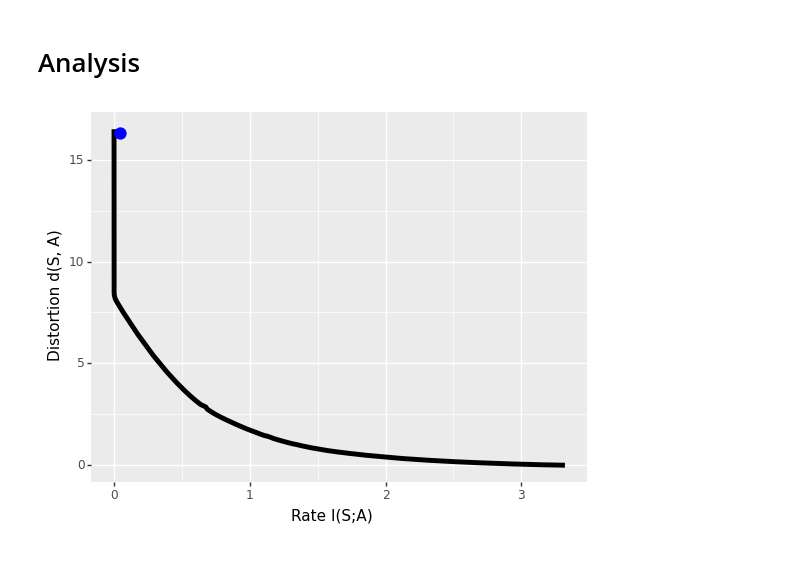
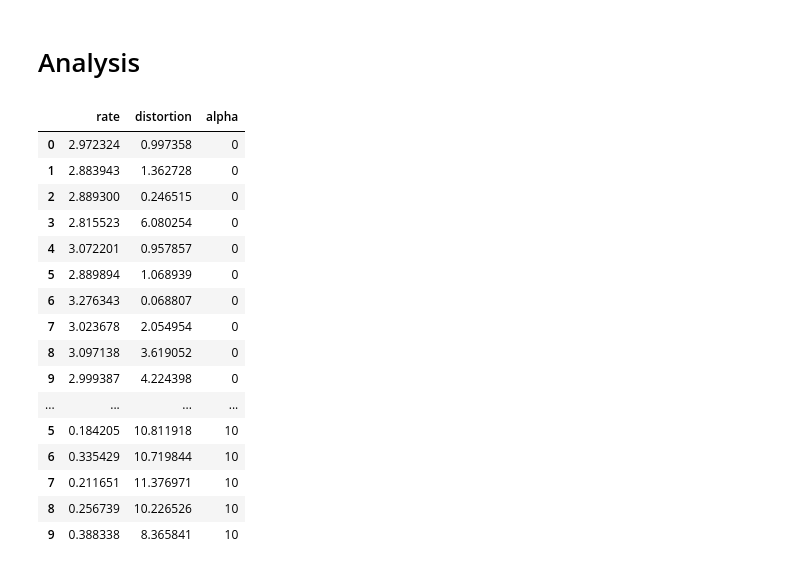
Before and after one commit to nathimel/rdsg, a Jupyter notebook: src/notebooks/analyze.ipynb, the cells around one changed output. Saved outputs shown, nothing was run; the diff lists cells and outputs as text; code cells hidden in the pictures.

```diff
--- a/src/notebooks/analyze.ipynb
+++ b/src/notebooks/analyze.ipynb
@@ -16,23 +28,26 @@ sim_data = pd.read_csv(sim_fn)
-# %%
-# plot
-
-# N.B. curve data must already be interpolated
-plot = (
-    # Set data and the axes
-    pn.ggplot(
-        data=curve_data, mapping=pn.aes(x="rate", y="distortion")
-    )  # pareto data
-    + pn.geom_line(size=2)
-    + pn.geom_point(  # simulation langs
-        sim_data,
-        color="blue",
-        shape="o",
-        size=4,
-    )
-    + pn.xlab("Rate I(S;A)")
-    + pn.ylab("Distortion d(S, A)")
-    + pn.scale_color_cmap("cividis")
-)
-print(plot)
-# %% [output]
-[figure, removed]
+# %%
+# combine simulation dataframes
+for key in simulation_dataframes:
+    df = simulation_dataframes[key]
+    df["alpha"] = key # use string for category
+
+sim_data = pd.concat(simulation_dataframes.values())
+sim_data
+# %% [output]
+|  | rate | distortion | alpha |
+| 0 | 2.972324 | 0.997358 | 0 |
+| 1 | 2.883943 | 1.362728 | 0 |
+| 2 | 2.889300 | 0.246515 | 0 |
+| 3 | 2.815523 | 6.080254 | 0 |
+| 4 | 3.072201 | 0.957857 | 0 |
+| 5 | 2.889894 | 1.068939 | 0 |
+| 6 | 3.276343 | 0.068807 | 0 |
+| 7 | 3.023678 | 2.054954 | 0 |
+| 8 | 3.097138 | 3.619052 | 0 |
+| 9 | 2.999387 | 4.224398 | 0 |
+| ... | ... | ... | ... |
+| 5 | 0.184205 | 10.811918 | 10 |
+| 6 | 0.335429 | 10.719844 | 10 |
+| 7 | 0.211651 | 11.376971 | 10 |
+| 8 | 0.256739 | 10.226526 | 10 |
+| 9 | 0.388338 | 8.365841 | 10 |
```
Also changed, not shown: parts of 3 cells of this notebook, 50 other files.
